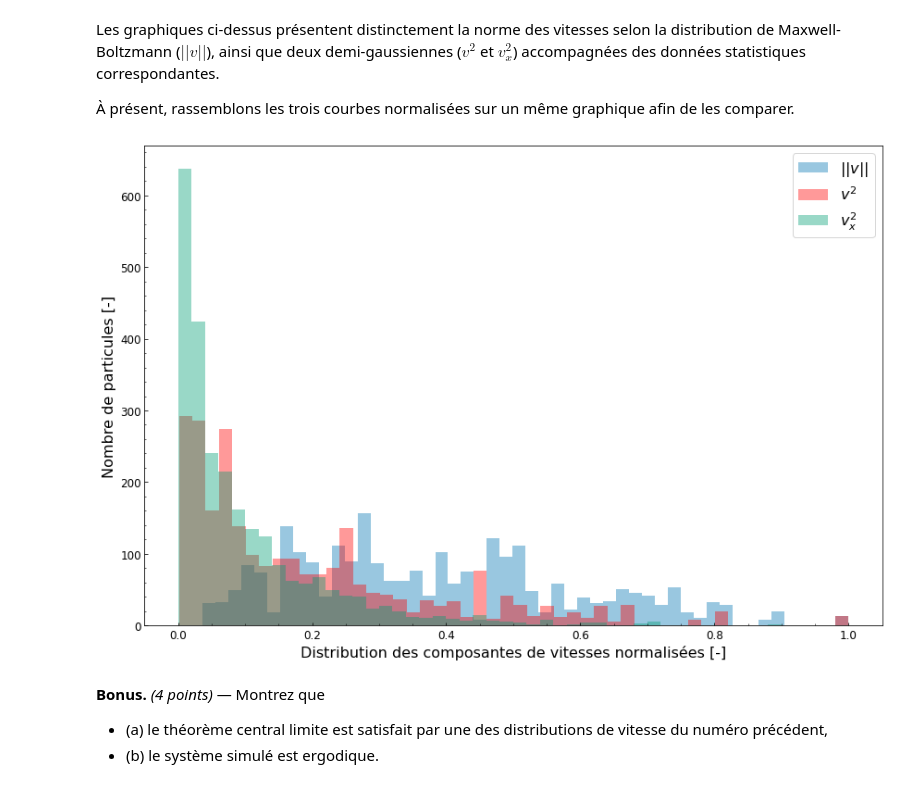
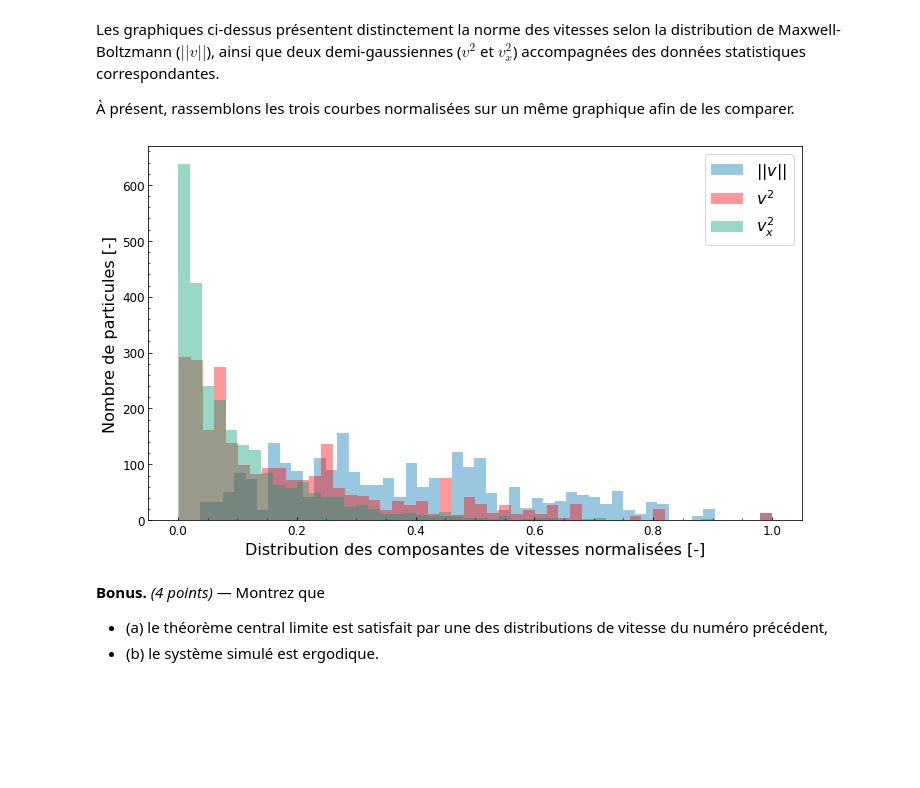
Before and after one commit to GeremyMichaud/TPNTS, a Jupyter notebook: Part_1/GM_TDS-TPNB_Part1_H24.ipynb, the cells around one changed output. Drawn from its saved outputs; the diff is of its cells as text; code cells hidden in the pictures; blank space fills up the shorter version.

```diff
--- a/Part_1/GM_TDS-TPNB_Part1_H24.ipynb
+++ b/Part_1/GM_TDS-TPNB_Part1_H24.ipynb
@@ -442,21 +442,22 @@ Les graphiques ci-dessus présentent distinctement la norme des vitesses selon l
 # %%
 norms_normalized = norms / max(norms)
 squared_velocities_normalized = squared_velocities / max(squared_velocities)
 squared_vx_normalized = squared_vx / max(squared_vx)
 
-plt.figure(figsize=(12, 8))
+plt.figure(figsize=(10, 6))
 
 plt.hist(norms_normalized, bins=50, alpha=0.4, color=palette[0], label=f"$||v||$")
 plt.hist(squared_velocities_normalized, bins=50, alpha=0.4, color="red", label=f"$v^2$")
 plt.hist(squared_vx_normalized, bins=50, alpha=0.4, color=palette[2], label=f"$v_x^2$")
 plt.legend(fontsize=16)
 plt.minorticks_on()
+plt.tick_params(which="both", axis="both", direction="in", labelsize=12)
 plt.ylabel("Nombre de particules [-]", fontsize=16)
 plt.xlabel("Distribution des composantes de vitesses normalisées [-]", fontsize=16)
 plt.tight_layout()
 plt.show()
 # %% [output]
-[figure, old version]
+[figure, new version]
 # %% [markdown]
 **Bonus.** _(4 points)_ &mdash; Montrez que
 - (a) le théorème central limite est satisfait par une des distributions de vitesse du numéro précédent,
```
Also changed, not shown: 2 other files.
